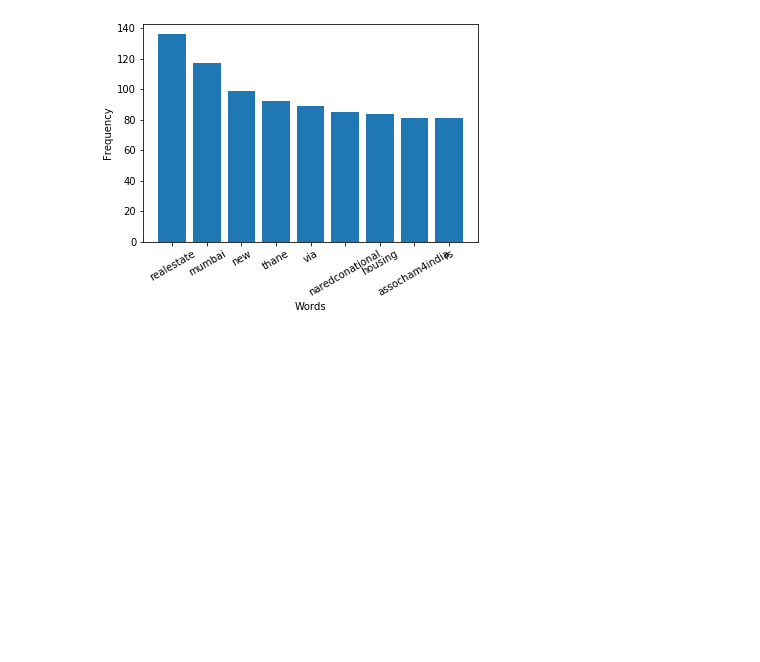
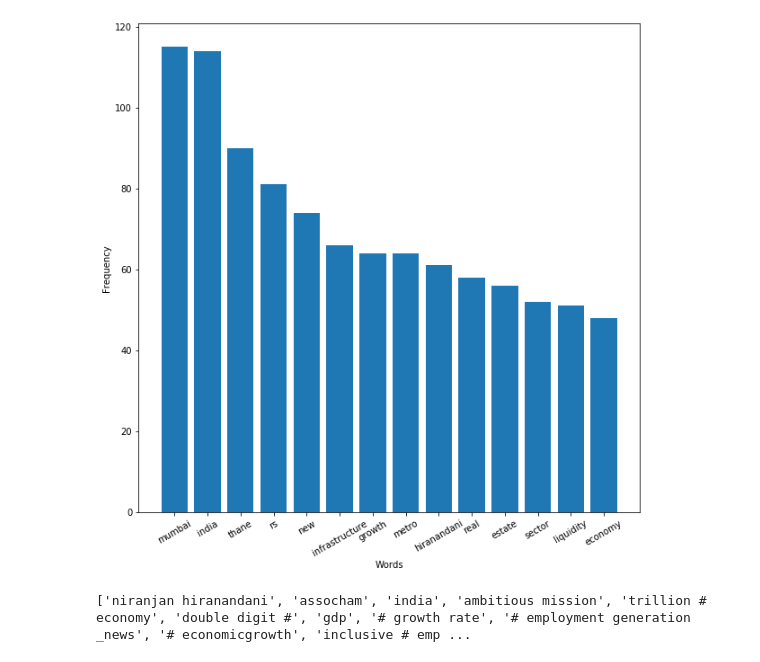
Before and after one commit to parthnagarkar875/Twitter-Data-Mining-for-Targeted-Marketing, a Jupyter notebook: pull.ipynb, the cells around one changed output. Cells and saved outputs as stored; diff of their text form; code cells hidden in the pictures; blank space fills up the shorter version.

```diff
--- a/pull.ipynb
+++ b/pull.ipynb
@@ -1,22 +1,40 @@
 # %%
 # -*- coding: utf-8 -*-
 """
 Created on Thu Dec 26 11:37:29 2019
 
 @author: Parth
 """
 
-import GetOldTweets3 as got
+# import GetOldTweets3 as got
 
-tweetCriteria = got.manager.TweetCriteria().setUsername("@N_Hiranandani")\
-                                           .setMaxTweets(1000)
-tweet = got.manager.TweetManager.getTweets(tweetCriteria)
+# tweetCriteria = got.manager.TweetCriteria().setUsername("@N_Hiranandani")\
+#                                            .setMaxTweets(1000)
+# tweet = got.manager.TweetManager.getTweets(tweetCriteria)
+import active
 
-li=[]
+from textblob import TextBlob
+nounlist=list()
+
 for i in tweet:
-    li.append(i.text)
+    try:
+        text1 = active.deEmojify(i.text)
+#         print(text1)
+        text=active.clean_tweet(text1)
 
+        blob = TextBlob(text)
+        for nouns in blob.noun_phrases:
+            nounlist.append(nouns)
+    except:
+        continue
+import pandas as pd
+li1=pd.Series(nounlist)
 import active
-active.wordcloud(li)
+active.wordcloud(li1)
 # %% [output]
-[figure, old version]
+[figure, new version]
+# %%
+set1=set(nounlist)
+print(nounlist)
+# %% [output]
+['niranjan hiranandani', 'assocham', 'india', 'ambitious mission', 'trillion # economy', 'double digit #', 'gdp', '# growth rate', '# employment generation _news', '# economicgrowth', 'inclusive # emp ...
```
Also changed, not shown: 4 other files.
